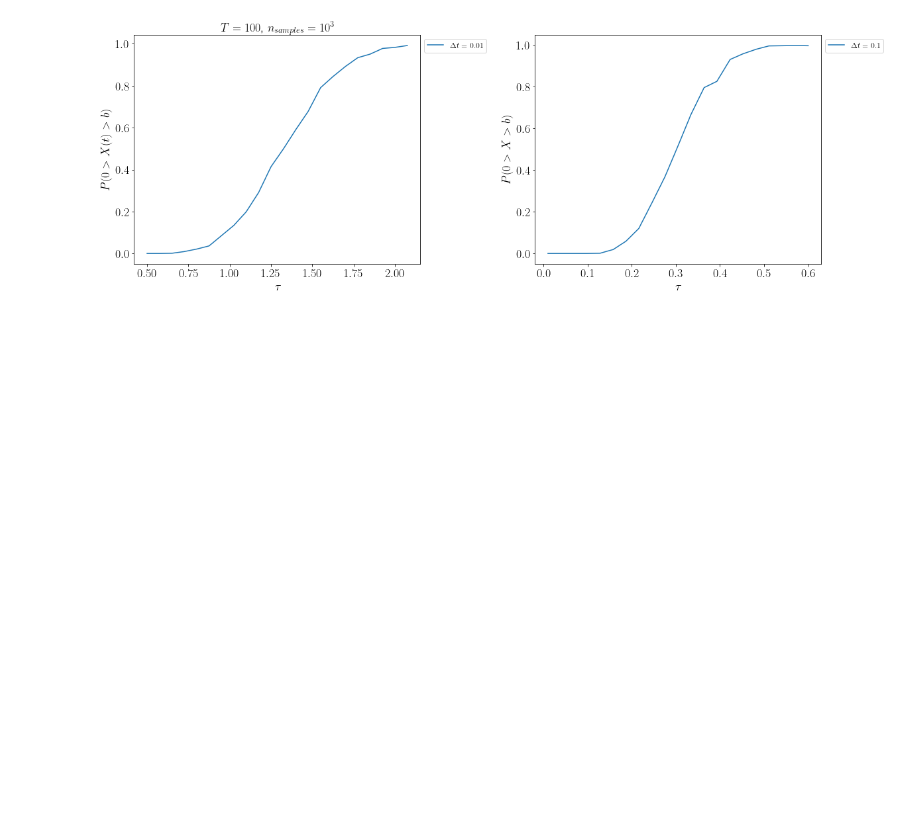
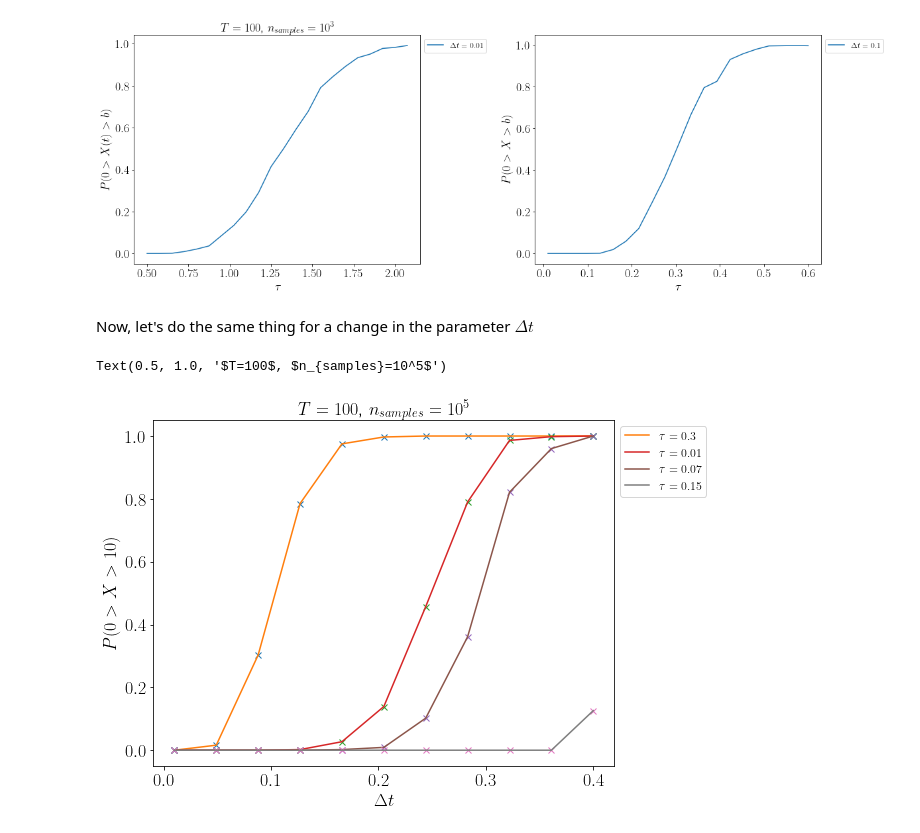
Before and after one commit to alixsleroy/WeakSDEapproximation, a Jupyter notebook: infinitedoublewell_p0x10.ipynb, the cells around one changed output. Saved outputs shown, nothing was run; the diff lists cells and outputs as text; code cells hidden in the pictures; blank space fills up the shorter version.

```diff
--- a/infinitedoublewell_p0x10.ipynb
+++ b/infinitedoublewell_p0x10.ipynb
@@ -107,6 +111,6 @@ For $\Delta t=0.1$, it is interesting to look bw $\tau=0.5$ and $\tau=2$.
 # %%
 ## Plot results on the simulation
-n_samples = 10**3
+n_samples = 10**5
 T=100
 b=50
 
@@ -116,7 +120,7 @@ b1=0.5
 b2=2
 inc=(b2-b1)/20
 tau_list3=np.round(np.arange(b1,b2+inc,inc),3)
-nesc3,yres3=nesc_p(n_samples,dt,tau_list3,T,b)
+nesc3,yres3=nesc_p_taulist(n_samples,dt,tau_list3,T,b)
 # %%
 # Delta t=0.1
 dt=0.1
@@ -141,3 +145,5 @@ ax2.set_xlabel("$\\tau $")
 # %% [output]
 Text(0.5, 0, '$\\tau $')
 [figure]
+# %% [markdown]
+Now, let's do the same thing for a change in the parameter $\Delta t$
@@ -143,0 +180,44 @@ Text(0.5, 0, '$\\tau $')
+# %%
+## Plot results on the simulation
+n_samples = 10**5
+T=100
+b=50
+
+#set up the list for the time increment:
+b1=0.01
+b2=0.4
+inc=(b2-b1)/10
+dtlist5=np.arange(b1,b2+inc,inc)
+
+
+tau=0.3
+nesc5,yres5=nesc_p_dtlist(n_samples,dtlist5,tau,T,b)
+
+tau=0.1
+nesc6,yres5=nesc_p_dtlist(n_samples,dtlist5,tau,T,b)
+
+tau=0.07
+nesc7,yres5=nesc_p_dtlist(n_samples,dtlist5,tau,T,b)
+
+tau=0.01
+nesc8,yres5=nesc_p_dtlist(n_samples,dtlist5,tau,T,b)
+# %%
+fig, (ax)= plt.subplots(1, 1,figsize=(8,6))# plt.figure(figsize=(4,4))
+fig.subplots_adjust(left=0.1, bottom=0.1, right=0.9, top=0.9, wspace=0.4, hspace=0.4)
+
+
+ax.plot(dtlist5,nesc5,"x")
+ax.plot(dtlist5,nesc5,label="$\\tau=0.3$")
+ax.plot(dtlist5,nesc6,"x")
+ax.plot(dtlist5,nesc6,label="$\\tau=0.01$")
+ax.plot(dtlist5,nesc7,"x")
+ax.plot(dtlist5,nesc7,label="$\\tau=0.07$")
+ax.plot(dtlist5,nesc8,"x")
+ax.plot(dtlist5,nesc8,label="$\\tau=0.15$")
+ax.legend(loc='upper left', bbox_to_anchor=(1, 1)) #add the legend
+ax.set_ylabel("$P(0 > X> 10) $")
+ax.set_xlabel("$\Delta t $")
+ax.set_title("$T=100$, $n_{samples}=10^5$")
+# %% [output]
+Text(0.5, 1.0, '$T=100$, $n_{samples}=10^5$')
+[figure, added]
```
Also changed, not shown: parts of 7 cells of this notebook, 1 other file.
